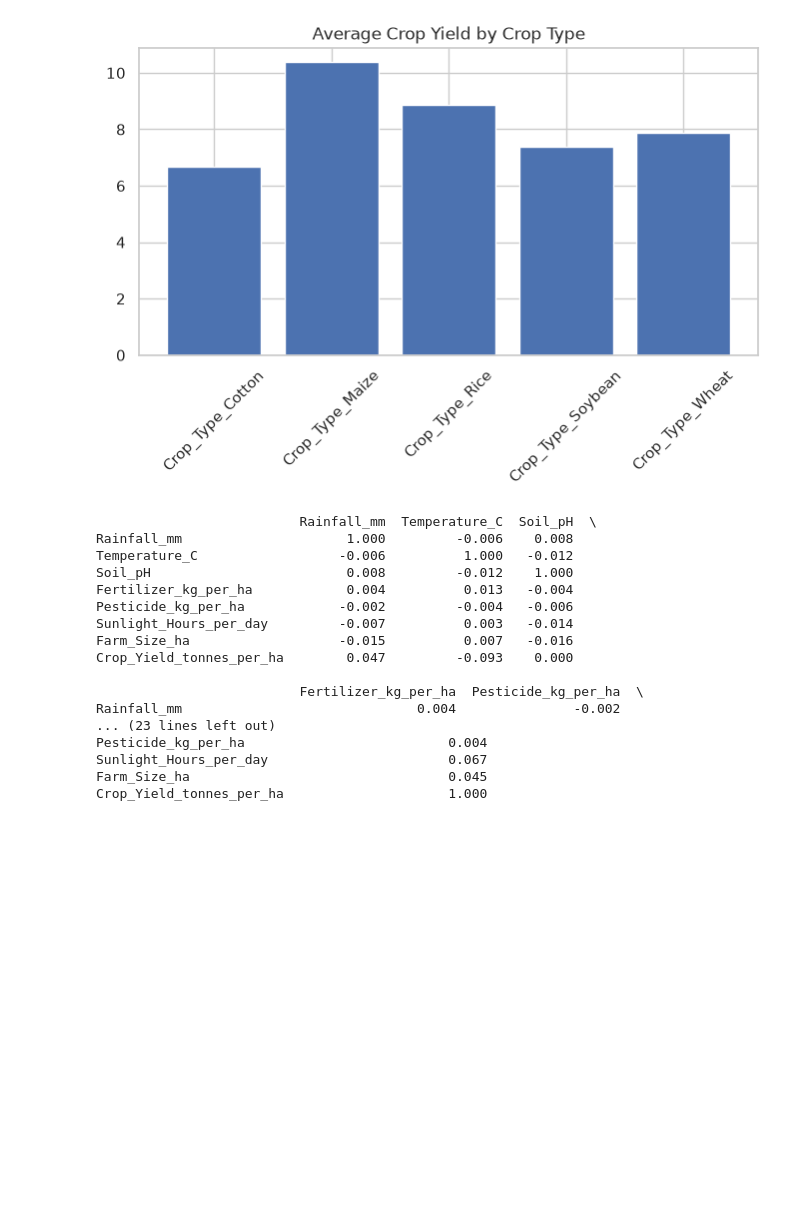
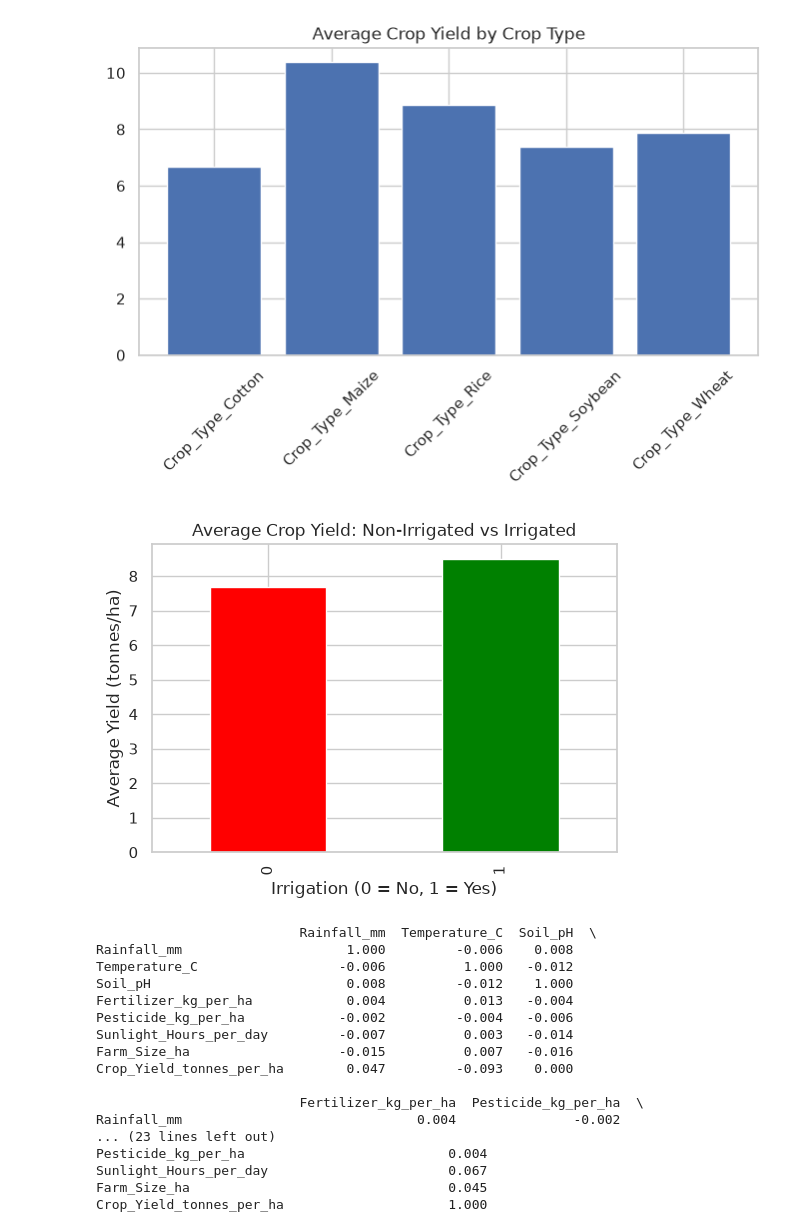
Before and after one commit to AaronShenny/crop_yield_predication, a Jupyter notebook: app.ipynb, the cells around one changed output. Saved outputs shown, nothing was run; the diff lists cells and outputs as text; code cells hidden in the pictures; blank space fills up the shorter version.

```diff
--- a/app.ipynb
+++ b/app.ipynb
@@ -511,6 +538,16 @@ Crop_Type_Rice -> 8.87
 Crop_Type_Soybean -> 7.39
 Crop_Type_Wheat -> 7.88
 [figure]
+# %%
+#Average Crop Yield: Irrigated vs Non-Irrigated
+plt.figure(figsize=(6, 4))
+df.groupby('Irrigation_Yes')['Crop_Yield_tonnes_per_ha'].mean().plot(kind='bar', color=['red', 'green'])
+plt.title('Average Crop Yield: Non-Irrigated vs Irrigated')
+plt.xlabel('Irrigation (0 = No, 1 = Yes)')
+plt.ylabel('Average Yield (tonnes/ha)')
+plt.show()
+# %% [output]
+[figure, added]
 # %%
 # Correlation & Insights
 numeric_cols_all = ['Rainfall_mm', 'Temperature_C', 'Soil_pH', 'Fertilizer_kg_per_ha',
```
Also changed, not shown: parts of 3 cells of this notebook.
